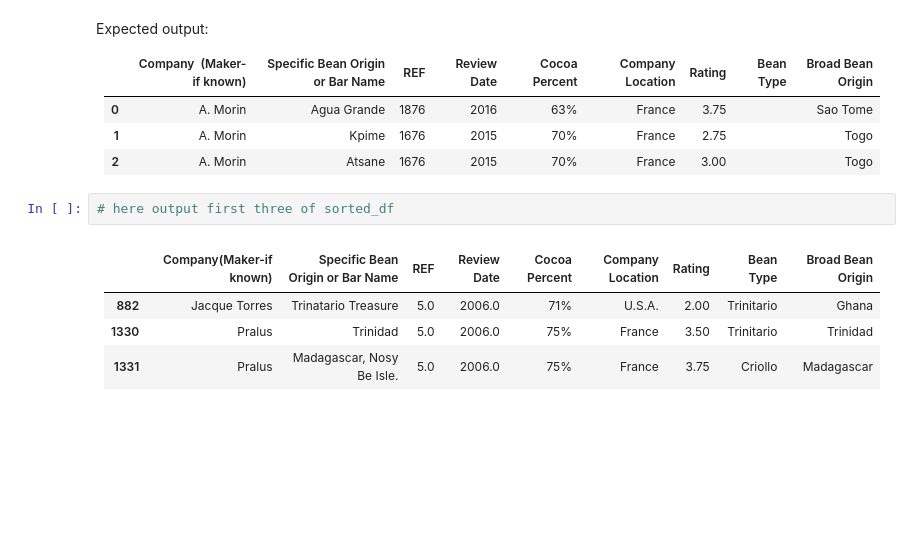
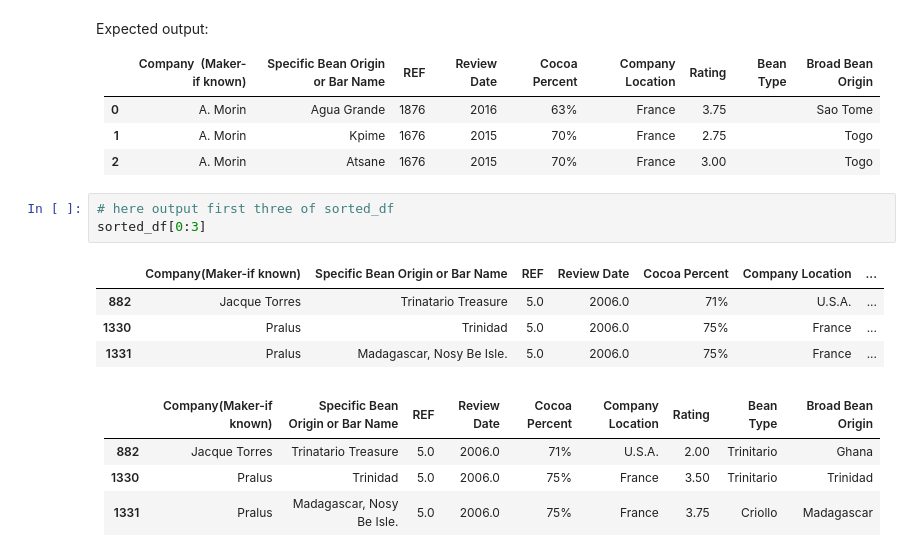
Before and after one commit to kmoabber/Py2b_Kooros_Moabber, a Jupyter notebook: week3/Exercise 3a - Pandas Basics.ipynb, the cells around one changed output. Cells and saved outputs as stored; diff of their text form; blank space fills up the shorter version.

```diff
--- a/week3/Exercise 3a - Pandas Basics.ipynb
+++ b/week3/Exercise 3a - Pandas Basics.ipynb
@@ -136,6 +259,12 @@ Expected output:
 </table>
 # %%
 # here output first three of sorted_df
+sorted_df[0:3]
+# %% [output]
+|  | Company(Maker-if known) | Specific Bean Origin or Bar Name | REF | Review Date | Cocoa Percent | Company Location | ... |
+| 882 | Jacque Torres | Trinatario Treasure | 5.0 | 2006.0 | 71% | U.S.A. | ... |
+| 1330 | Pralus | Trinidad | 5.0 | 2006.0 | 75% | France | ... |
+| 1331 | Pralus | Madagascar, Nosy Be Isle. | 5.0 | 2006.0 | 75% | France | ... |
 # %% [markdown]
 <table border="1" class="dataframe">
   <thead>
```
Also changed, not shown: parts of 12 cells of this notebook, 10 other files.
